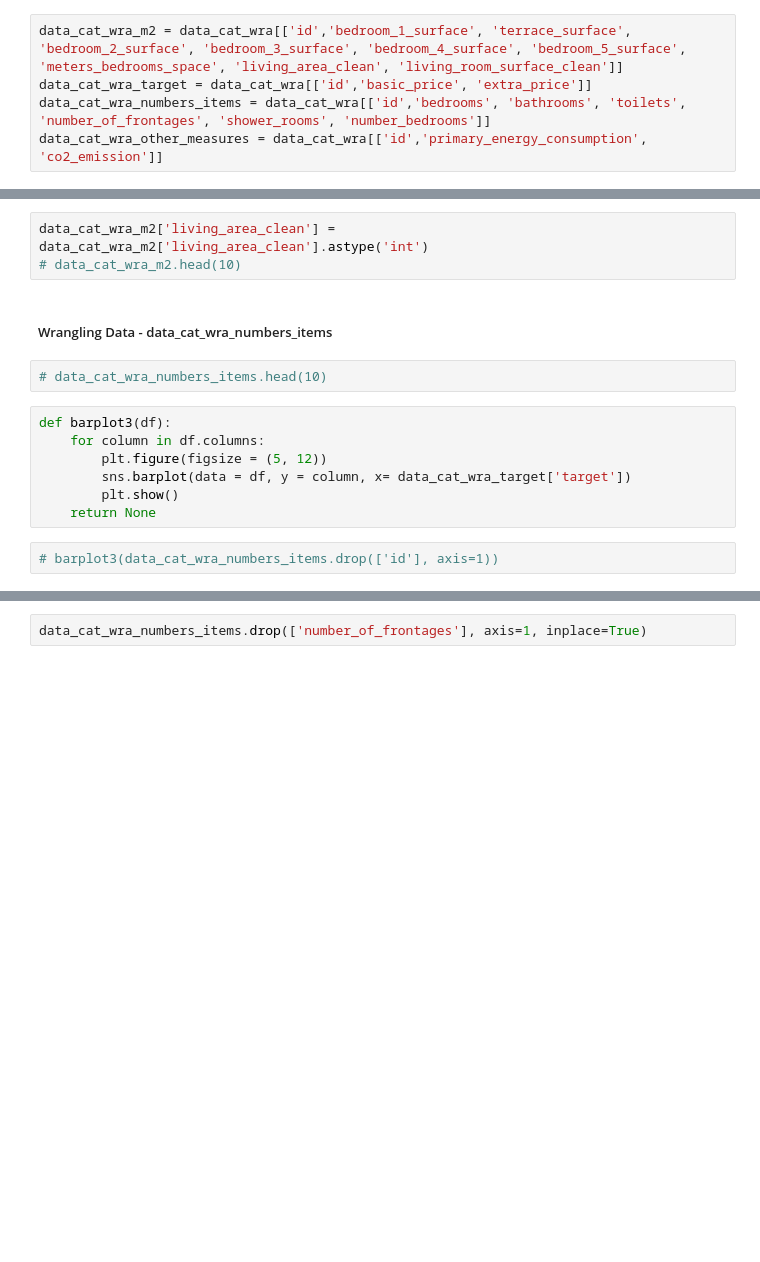
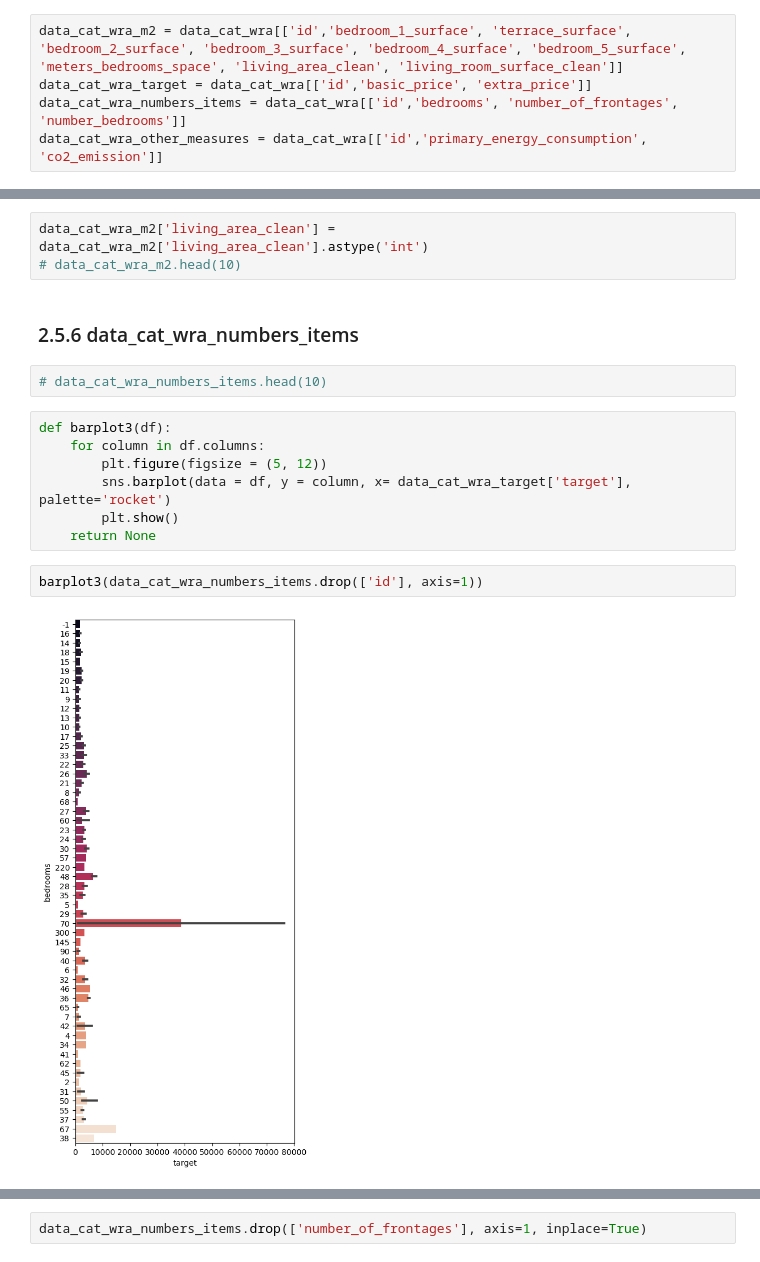
Before and after one commit to larahdm2/Mid-Bootcamp-Project, a Jupyter notebook: MBP-Rent-Brussels-Cleaning.ipynb, the cells around one changed output, grey strips where cells are left out. Cells and saved outputs as stored; diff of their text form; blank space fills up the shorter version.

```diff
--- a/MBP-Rent-Brussels-Cleaning.ipynb
+++ b/MBP-Rent-Brussels-Cleaning.ipynb
@@ -608,6 +601,6 @@ These are numericals:
 # %%
 data_cat_wra_m2 = data_cat_wra[['id','bedroom_1_surface', 'terrace_surface', 'bedroom_2_surface', 'bedroom_3_surface', 'bedroom_4_surface', 'bedroom_5_surface', 'meters_bedrooms_space', 'living_area_clean', 'living_room_surface_clean']]
 data_cat_wra_target = data_cat_wra[['id','basic_price', 'extra_price']]
-data_cat_wra_numbers_items = data_cat_wra[['id','bedrooms', 'bathrooms', 'toilets', 'number_of_frontages', 'shower_rooms', 'number_bedrooms']]
+data_cat_wra_numbers_items = data_cat_wra[['id','bedrooms', 'number_of_frontages', 'number_bedrooms']]
 data_cat_wra_other_measures = data_cat_wra[['id','primary_energy_consumption', 'co2_emission']]
 # %% [markdown]
@@ -1031,15 +987,17 @@ data_cat_wra_m2 = data_cat_wra_m2[['id', 'living_area_clean']]
 data_cat_wra_m2['living_area_clean'] = data_cat_wra_m2['living_area_clean'].astype('int')
 # data_cat_wra_m2.head(10)
 # %% [markdown]
-##### Wrangling Data - data_cat_wra_numbers_items
+### 2.5.6 data_cat_wra_numbers_items
 # %%
 # data_cat_wra_numbers_items.head(10)
 # %%
 def barplot3(df):
     for column in df.columns:
         plt.figure(figsize = (5, 12))
-        sns.barplot(data = df, y = column, x= data_cat_wra_target['target'])
+        sns.barplot(data = df, y = column, x= data_cat_wra_target['target'], palette='rocket')
         plt.show()
     return None
 # %%
-# barplot3(data_cat_wra_numbers_items.drop(['id'], axis=1))
+barplot3(data_cat_wra_numbers_items.drop(['id'], axis=1))
+# %% [output]
+[figure, added]
```
Also changed, not shown: parts of 265 cells of this notebook, 12 other files.
